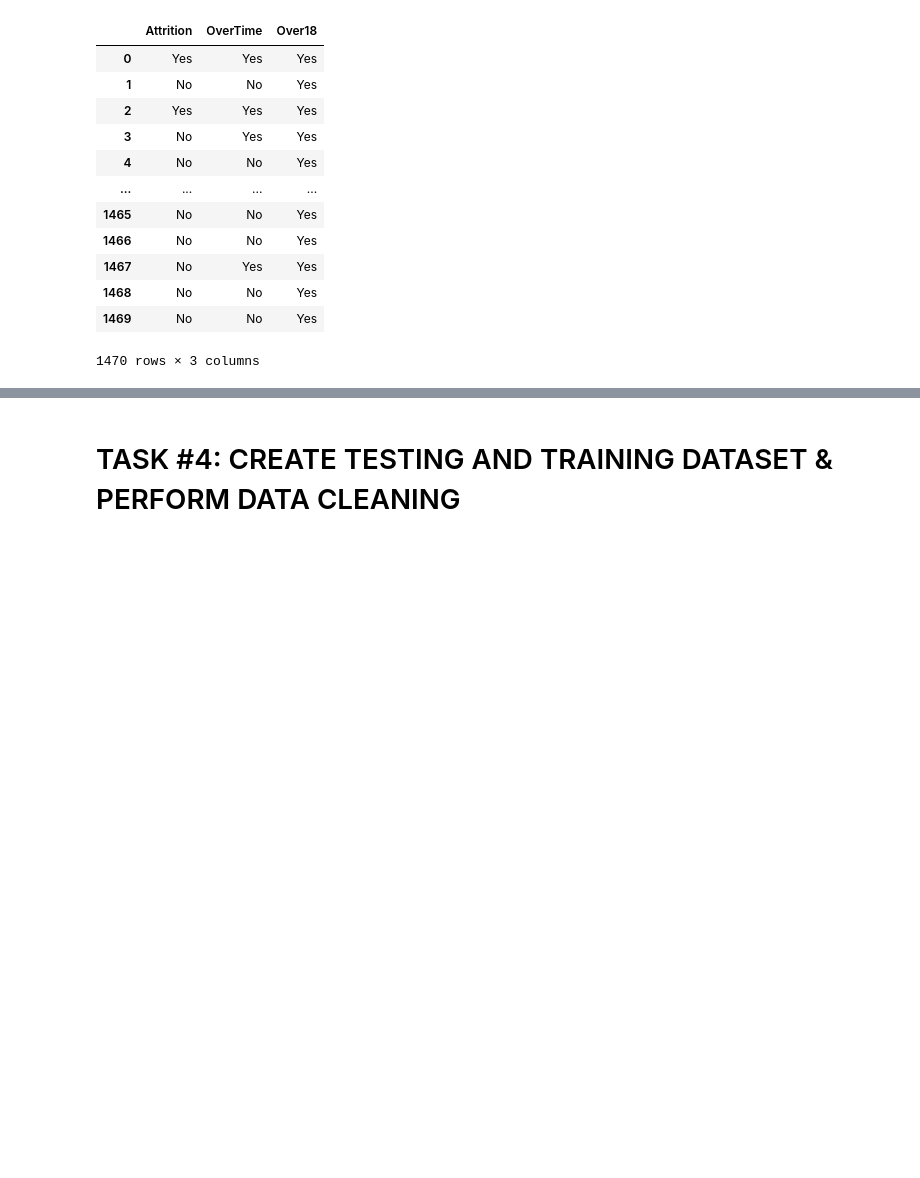
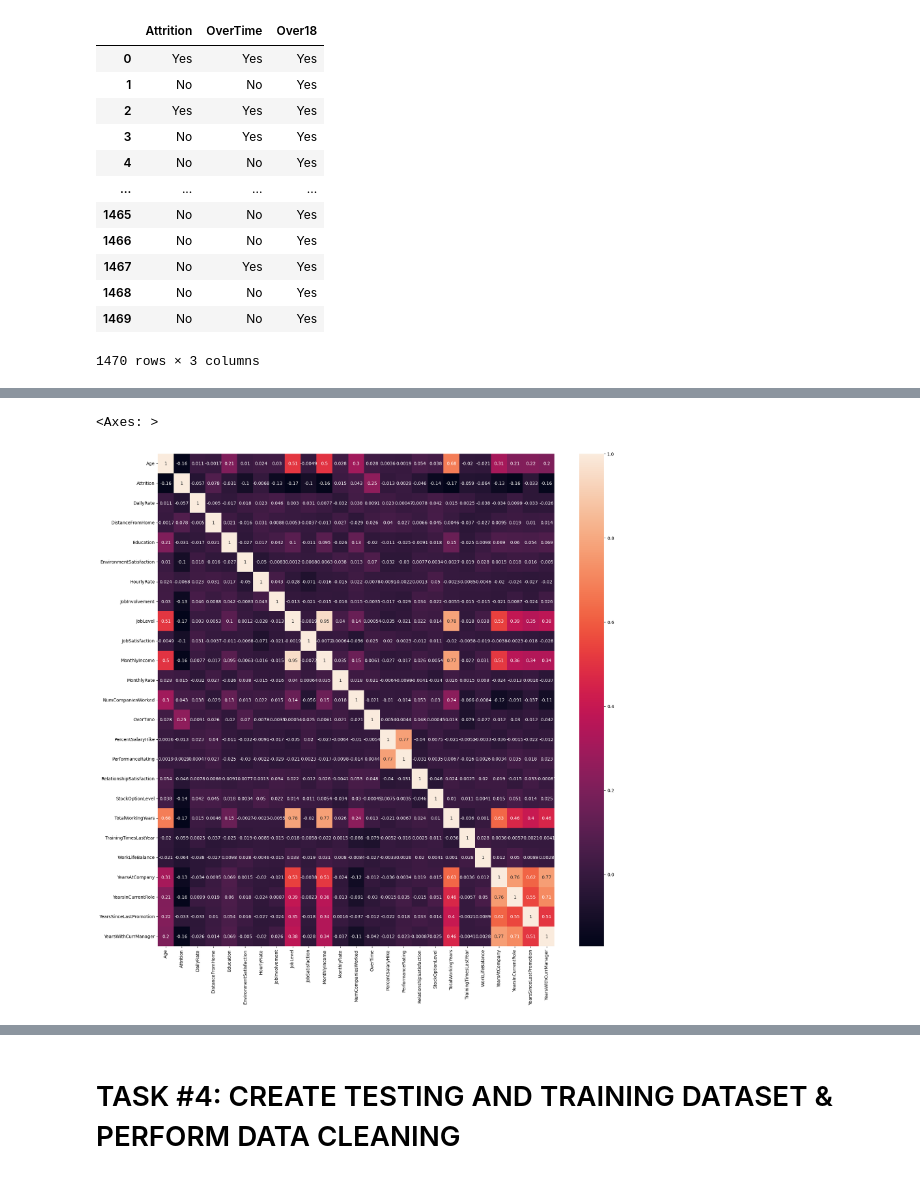
Before and after one commit to dinaeshsugumaran/MLOps, a Jupyter notebook: Practice/ML_V2/Data_Science_sample_projects/01_Human_Resources/01_Human_Resources_Department_Skeleton.ipynb, the cells around one changed output, grey strips where cells are left out. Saved outputs shown, nothing was run; the diff lists cells and outputs as text; code cells hidden in the pictures; blank space fills up the shorter version.

```diff
--- a/Practice/ML_V2/Data_Science_sample_projects/01_Human_Resources/01_Human_Resources_Department_Skeleton.ipynb
+++ b/Practice/ML_V2/Data_Science_sample_projects/01_Human_Resources/01_Human_Resources_Department_Skeleton.ipynb
@@ -188,0 +158,2 @@ array([[<Axes: title={'center': 'Age'}>,
+# %%
+df.drop(['EmployeeCount','StandardHours','Over18','EmployeeNumber'], axis=1, inplace= True)
@@ -206,3 +206,14 @@ left_df.describe()
+# %%
+#lets do correlation and find the relation
+
+numeric_df = df.select_dtypes(include=['float64', 'int64'])
+
+correlation = numeric_df.corr()
+f,ax = plt.subplots(figsize=(20,20))
+sns.heatmap(correlation, annot=True)
+# %% [output]
+<Axes: >
+[figure, added]
 # %%
 
 # Job level is strongly correlated with total working hours
```
Also changed, not shown: parts of 17 cells of this notebook.
